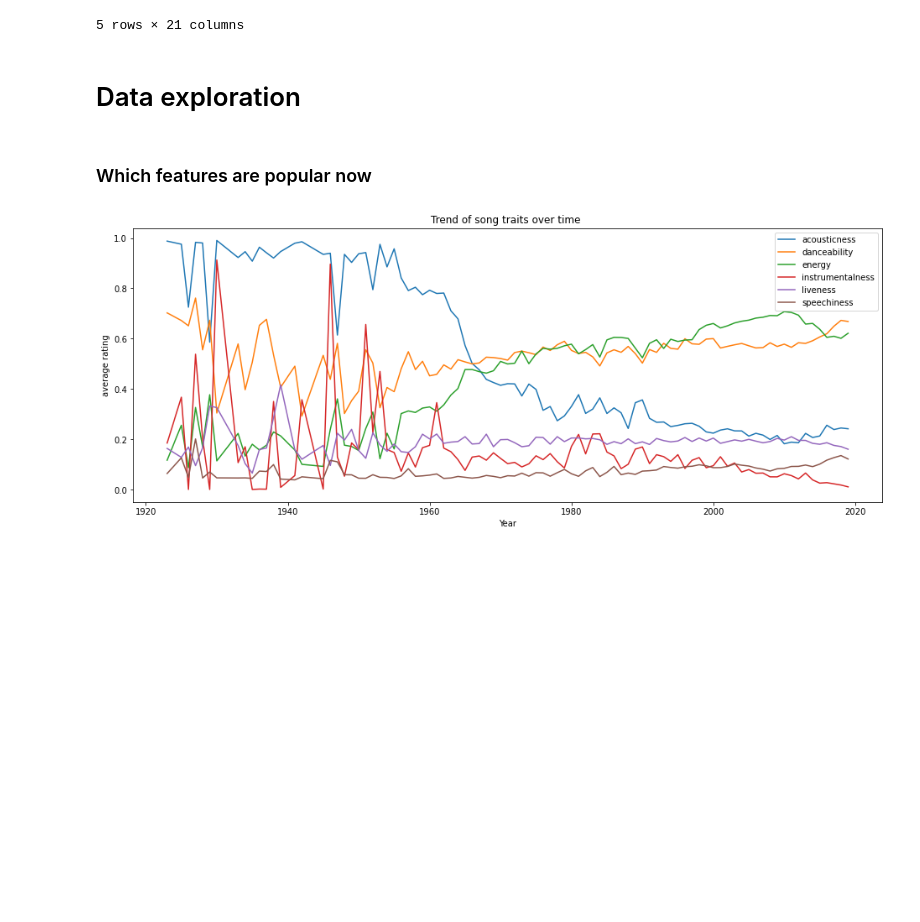
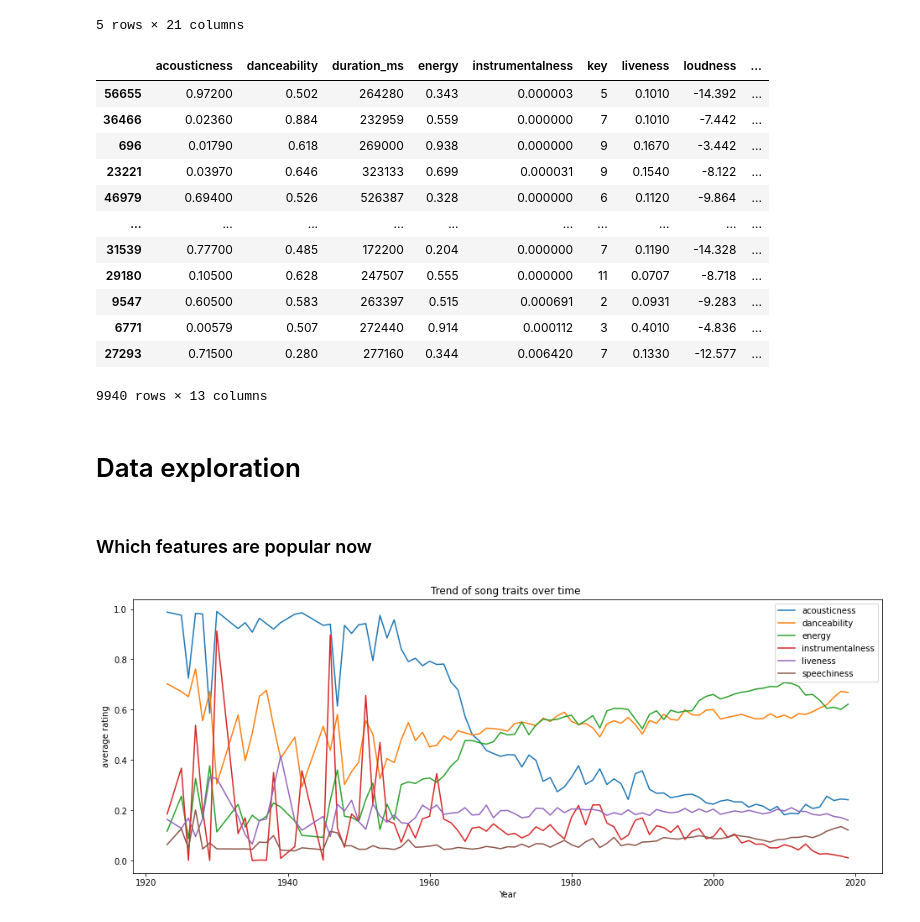
Before and after one commit to Sean-Chaos/DBA-4811-Group-Project, a Jupyter notebook: Working copy .ipynb, the cells around one changed output. Drawn from its saved outputs; the diff is of its cells as text; code cells hidden in the pictures; blank space fills up the shorter version.

```diff
--- a/Working copy .ipynb
+++ b/Working copy .ipynb
@@ -44,6 +44,39 @@ df_raw.head()
 | 3 | 3 | Pop | Mary J. Blige | Be Without You - Kendu Mix | 2YegxR5As7BeQuVp2U6pek | 65 | 0.083 | 0.724 | ... |
 | 4 | 4 | Soul | Mary J. Blige | Be Without You - Kendu Mix | 2YegxR5As7BeQuVp2U6pek | 65 | 0.083 | 0.724 | ... |
 5 rows × 21 columns
+# %%
+def data_generation(df, features, sample_size):
+    # Data set creation
+    df_temp = df.copy()
+    df_temp = df_temp.loc[:, features]
+
+    # Lets take a smaller sample for now
+    df_temp = df_temp.sample(frac = sample_size, random_state = 0)
+    y = df_temp['popularity']
+    X = df_temp.drop('popularity', axis=1)
+
+    X_train, X_test, y_train, y_test = train_test_split(X, y, test_size=0.2, random_state=0)
+    return([X_train, X_test, y_train, y_test])
+# %%
+features = ['acousticness', 'danceability', 'duration_ms', 'energy',
+            'instrumentalness', 'key', 'liveness', 'loudness', 'mode',
+            'speechiness', 'tempo', 'time_signature', 'valence', 'popularity']
+
+X_train, X_test, y_train, y_test = data_generation(df, features, .2)
+# %% [output]
+|  | acousticness | danceability | duration_ms | energy | instrumentalness | key | liveness | loudness | ... |
+| 56655 | 0.97200 | 0.502 | 264280 | 0.343 | 0.000003 | 5 | 0.1010 | -14.392 | ... |
+| 36466 | 0.02360 | 0.884 | 232959 | 0.559 | 0.000000 | 7 | 0.1010 | -7.442 | ... |
+| 696 | 0.01790 | 0.618 | 269000 | 0.938 | 0.000000 | 9 | 0.1670 | -3.442 | ... |
+| 23221 | 0.03970 | 0.646 | 323133 | 0.699 | 0.000031 | 9 | 0.1540 | -8.122 | ... |
+| 46979 | 0.69400 | 0.526 | 526387 | 0.328 | 0.000000 | 6 | 0.1120 | -9.864 | ... |
+| ... | ... | ... | ... | ... | ... | ... | ... | ... | ... |
+| 31539 | 0.77700 | 0.485 | 172200 | 0.204 | 0.000000 | 7 | 0.1190 | -14.328 | ... |
+| 29180 | 0.10500 | 0.628 | 247507 | 0.555 | 0.000000 | 11 | 0.0707 | -8.718 | ... |
+| 9547 | 0.60500 | 0.583 | 263397 | 0.515 | 0.000691 | 2 | 0.0931 | -9.283 | ... |
+| 6771 | 0.00579 | 0.507 | 272440 | 0.914 | 0.000112 | 3 | 0.4010 | -4.836 | ... |
+| 27293 | 0.71500 | 0.280 | 277160 | 0.344 | 0.006420 | 7 | 0.1330 | -12.577 | ... |
+9940 rows × 13 columns
 # %% [markdown]
 # Data exploration
 # %% [markdown]
```
Also changed, not shown: parts of 5 cells of this notebook.
